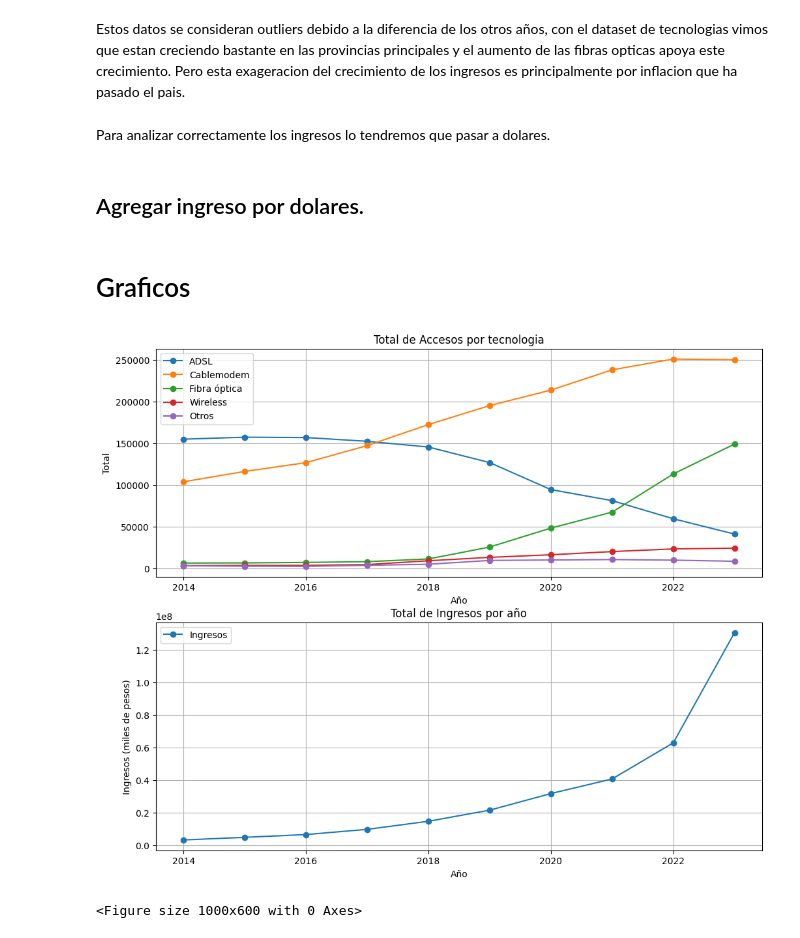
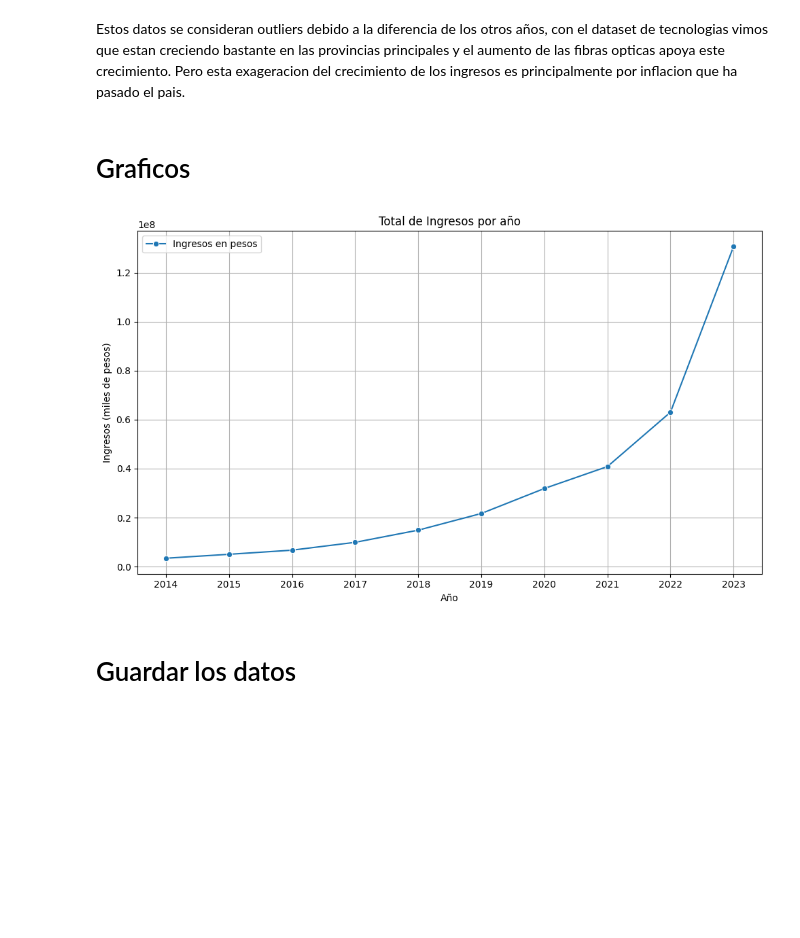
Before and after one commit to Thejairex/Proyecto-Individual-N-2, a Jupyter notebook: EDA/Ingresos.ipynb, the cells around one changed output. Saved outputs shown, nothing was run; the diff lists cells and outputs as text; code cells hidden in the pictures; blank space fills up the shorter version.

```diff
--- a/EDA/Ingresos.ipynb
+++ b/EDA/Ingresos.ipynb
@@ -99,30 +99,25 @@ ingresos[outlier_ingreso]
 | 3 | 2023 | 1 | 1.041350e+08 | Ene-Mar 2023 |
 # %% [markdown]
 Estos datos se consideran outliers debido a la diferencia de los otros años, con el dataset de tecnologias vimos que estan creciendo bastante en las provincias principales y el aumento de las fibras opticas apoya este crecimiento. Pero esta exageracion del crecimiento de los ingresos es principalmente por inflacion que ha pasado el pais.
-# %% [markdown]
-Para analizar correctamente los ingresos lo tendremos que pasar a dolares.
-# %% [markdown]
-## Agregar ingreso por dolares.
 # %% [markdown]
 # Graficos
 # %%
-promedio_por_anio = tecnologia.groupby('Año').agg({'ADSL': 'mean', 'Cablemodem': 'mean', 'Fibra óptica': 'mean', 'Wireless': 'mean', 'Otros': 'mean'})
-
 promedio_ingreso_anio = ingresos.groupby('Año').agg({'Trimestre': 'mean', 'Ingresos (miles de pesos)': 'mean'})
 
-fg, axs = plt.subplots(2, 1, figsize=(12, 10))
 
 plt.figure(figsize=(10, 6))
 
-axs[1].plot(promedio_ingreso_anio.index, promedio_ingreso_anio['Ingresos (miles de pesos)'], label='Ingresos', marker='o')
-axs[1].set_title('Total de Ingresos por año')
-axs[1].set_xlabel('Año')
-axs[1].set_ylabel('Ingresos (miles de pesos)')
-axs[1].grid(True)
-axs[1].legend()
+sns.lineplot(x=promedio_ingreso_anio.index, data=promedio_ingreso_anio,  y="Ingresos (miles de pesos)", label='Ingresos en pesos', marker='o')
+plt.title('Total de Ingresos por año')
+plt.xlabel('Año')
+plt.ylabel('Ingresos (miles de pesos)')
+plt.xticks(promedio_ingreso_anio.index)
+plt.grid(True)
+plt.legend()
 
 plt.tight_layout()
 plt.show()
 # %% [output]
-[figure, old version]
+[figure, new version]
-<Figure size 1000x600 with 0 Axes>
+# %% [markdown]
+# Guardar los datos
```
Also changed, not shown: parts of 1 cell of this notebook, 26 other files.
